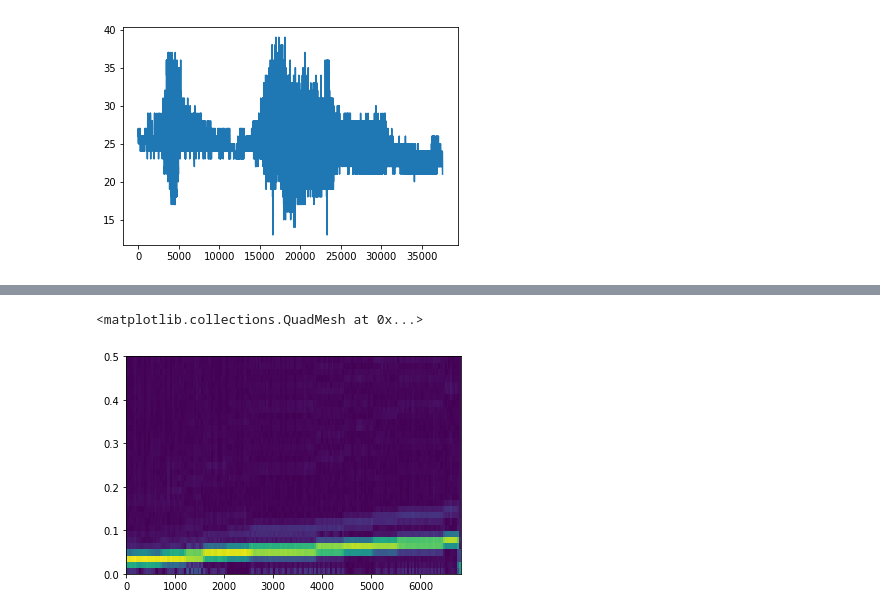
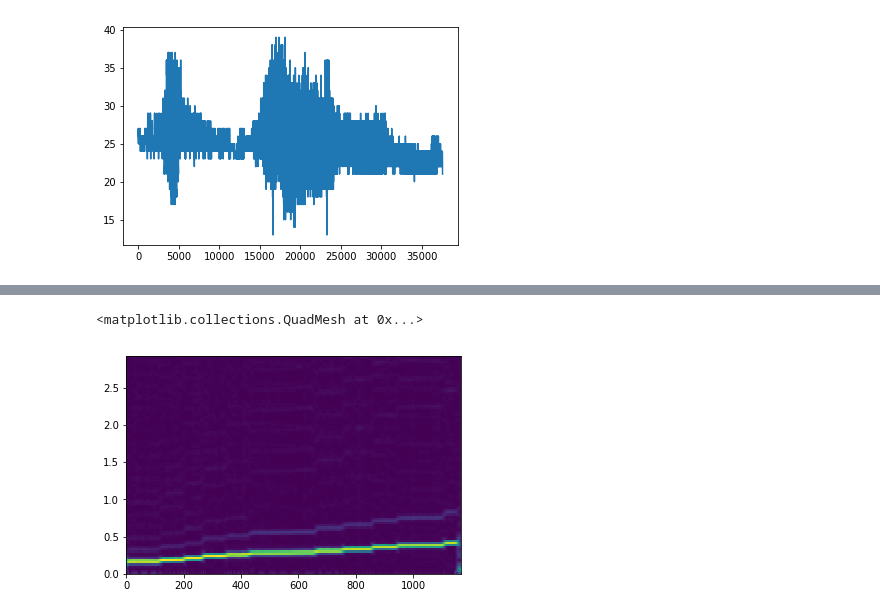
Before and after one commit to balintkaszas/boSchlieren, a Jupyter notebook: 0404.ipynb, the cells around one changed output, grey strips where cells are left out. Drawn from its saved outputs; the diff is of its cells as text; code cells hidden in the pictures.

```diff
--- a/0404.ipynb
+++ b/0404.ipynb
@@ -366,7 +288,7 @@ driving = np.loadtxt('driving/driving_2.dat')
 # %%
-from scipy import signal
-fint, tint, Zxxint = signal.stft(driving[:,1], 1., nperseg=70, detrend='constant')
+# from scipy import signal
+fint, tint, Zxxint = signal.stft(driving[:,1], framerate/5., nperseg=200,noverlap=199, detrend='constant')
 plt.pcolormesh(tint, fint, np.abs(Zxxint))
 # %% [output]
 <matplotlib.collections.QuadMesh at 0x...>
-[figure, old version]
+[figure, new version]
```
Also changed, not shown: parts of 70 cells of this notebook, 1 other file.
